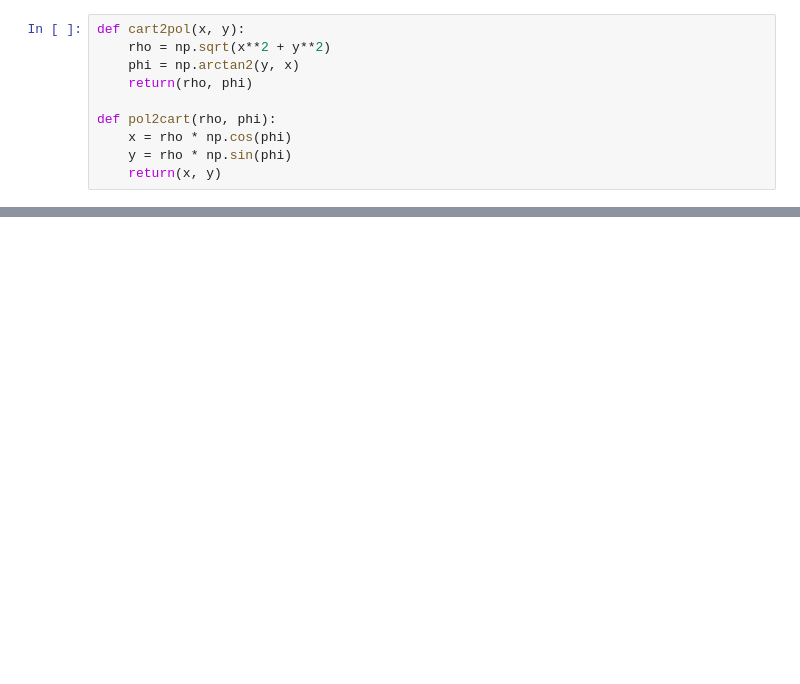
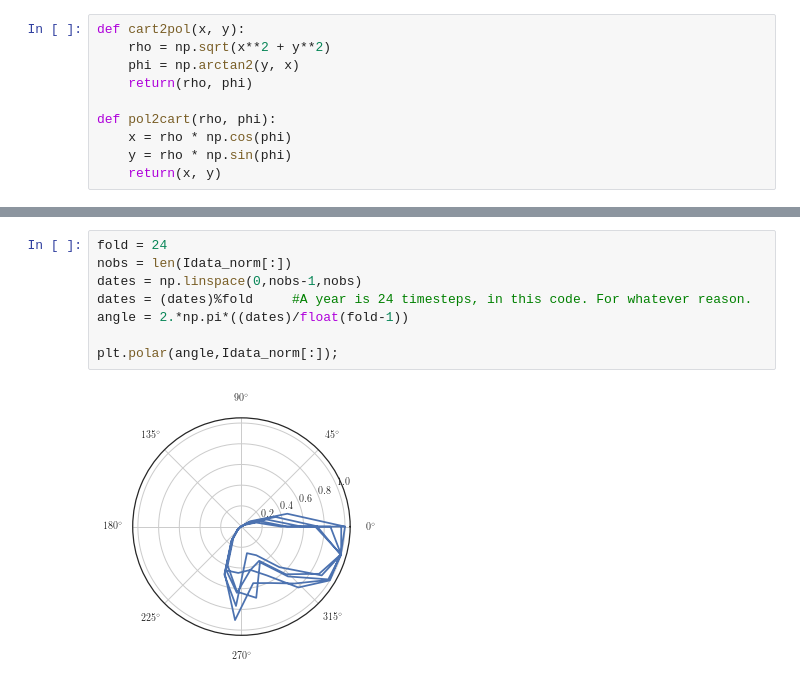
Before and after one commit to lmaesampson/MetaPop, a Jupyter notebook: Code/EllipseFit.ipynb, the cells around one changed output, grey strips where cells are left out. Cells and saved outputs as stored; diff of their text form; blank space fills up the shorter version.

```diff
--- a/Code/EllipseFit.ipynb
+++ b/Code/EllipseFit.ipynb
@@ -153,0 +227,10 @@ print np.pi/2.
+# %%
+fold = 24
+nobs = len(Idata_norm[:])
+dates = np.linspace(0,nobs-1,nobs)
+dates = (dates)%fold     #A year is 24 timesteps, in this code. For whatever reason.
+angle = 2.*np.pi*((dates)/float(fold-1))
+
+plt.polar(angle,Idata_norm[:]);
+# %% [output]
+[figure, added]
```
Also changed, not shown: parts of 17 cells of this notebook, 2 other files.
